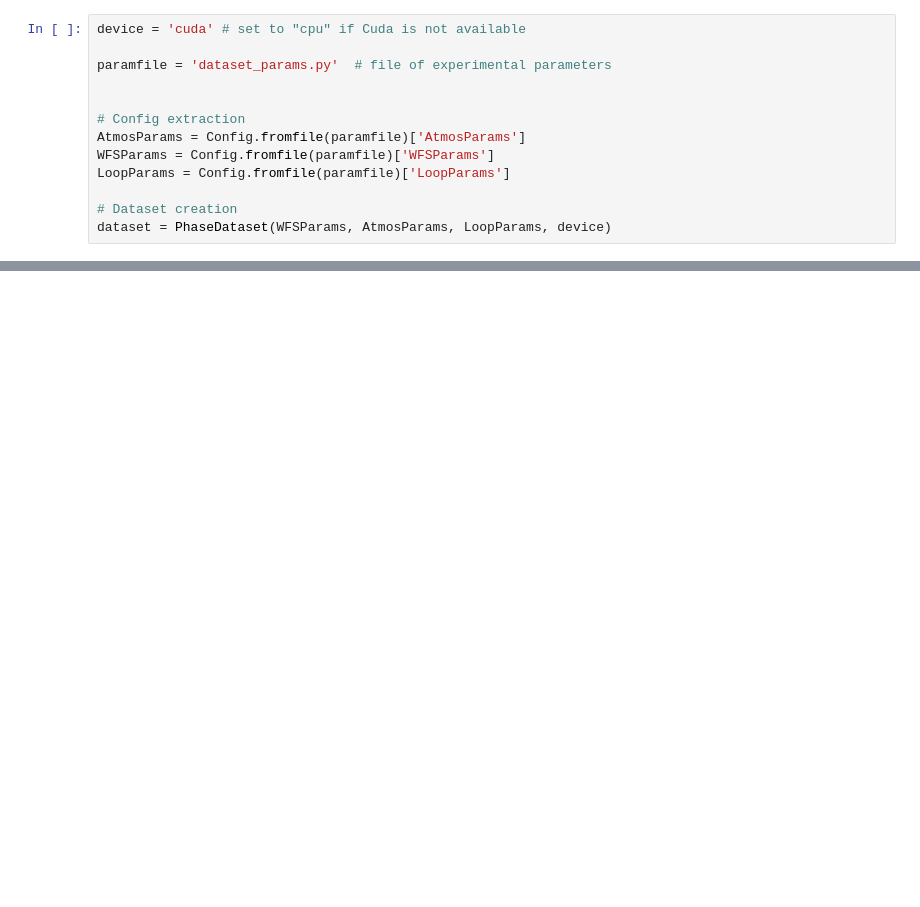
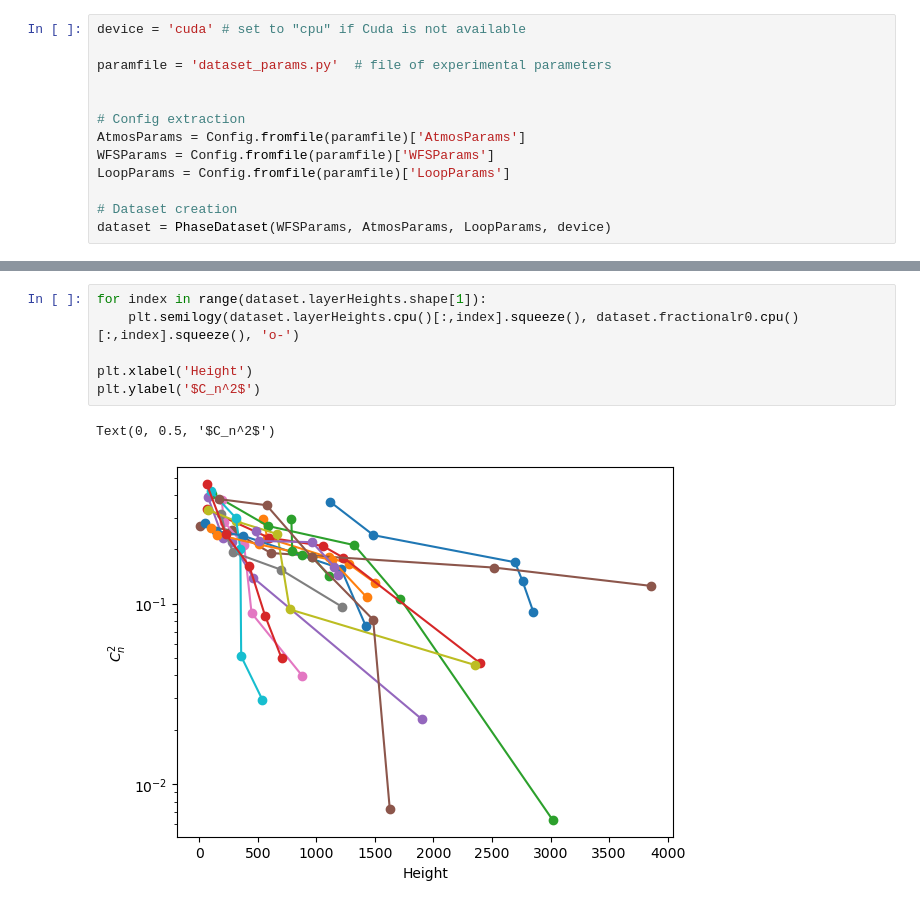
Before and after one commit to ftoyarzun/AI4AO, a Jupyter notebook: Tutorials/DatasetGeneration.ipynb, the cells around one changed output, grey strips where cells are left out. Cells and saved outputs as stored; diff of their text form; blank space fills up the shorter version.

```diff
--- a/Tutorials/DatasetGeneration.ipynb
+++ b/Tutorials/DatasetGeneration.ipynb
@@ -85,0 +113,9 @@ for i in range(n_iter):
+# %%
+for index in range(dataset.layerHeights.shape[1]):
+    plt.semilogy(dataset.layerHeights.cpu()[:,index].squeeze(), dataset.fractionalr0.cpu()[:,index].squeeze(), 'o-')
+
+plt.xlabel('Height')
+plt.ylabel('$C_n^2$')
+# %% [output]
+Text(0, 0.5, '$C_n^2$')
+[figure, added]
```
Also changed, not shown: parts of 9 cells of this notebook, 1 other file.
